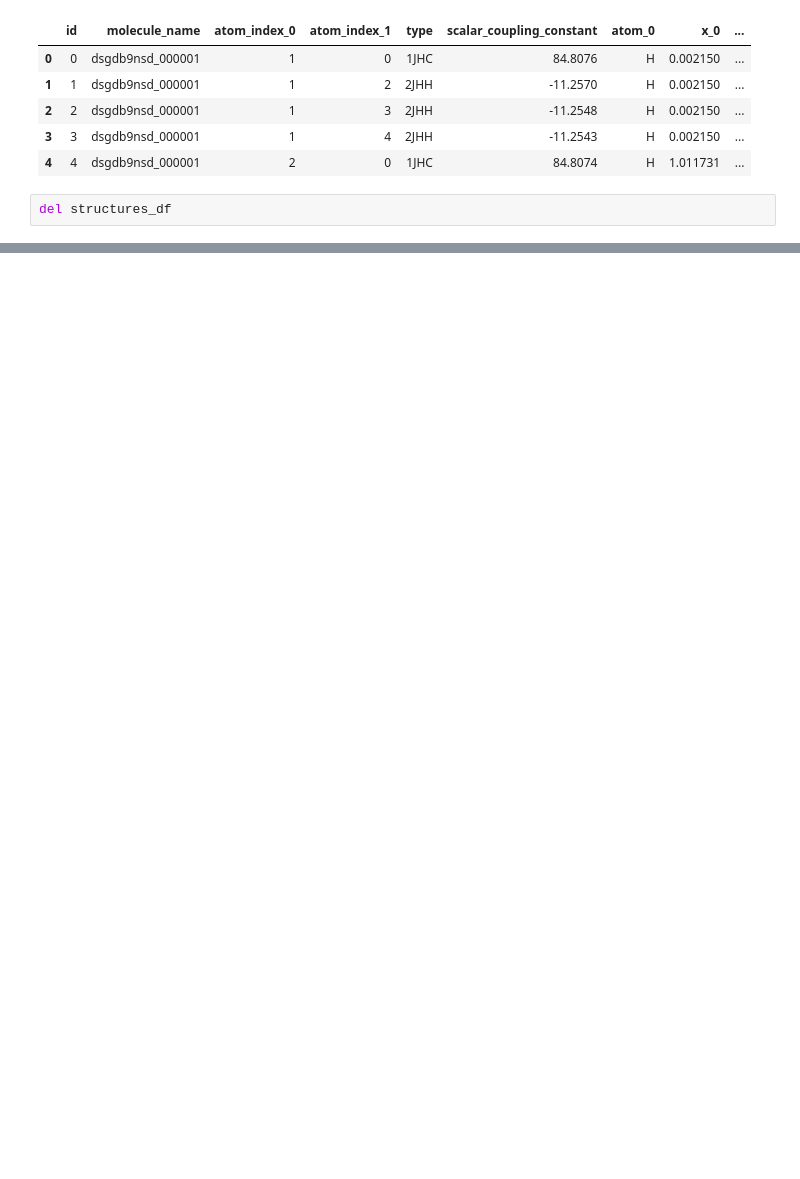
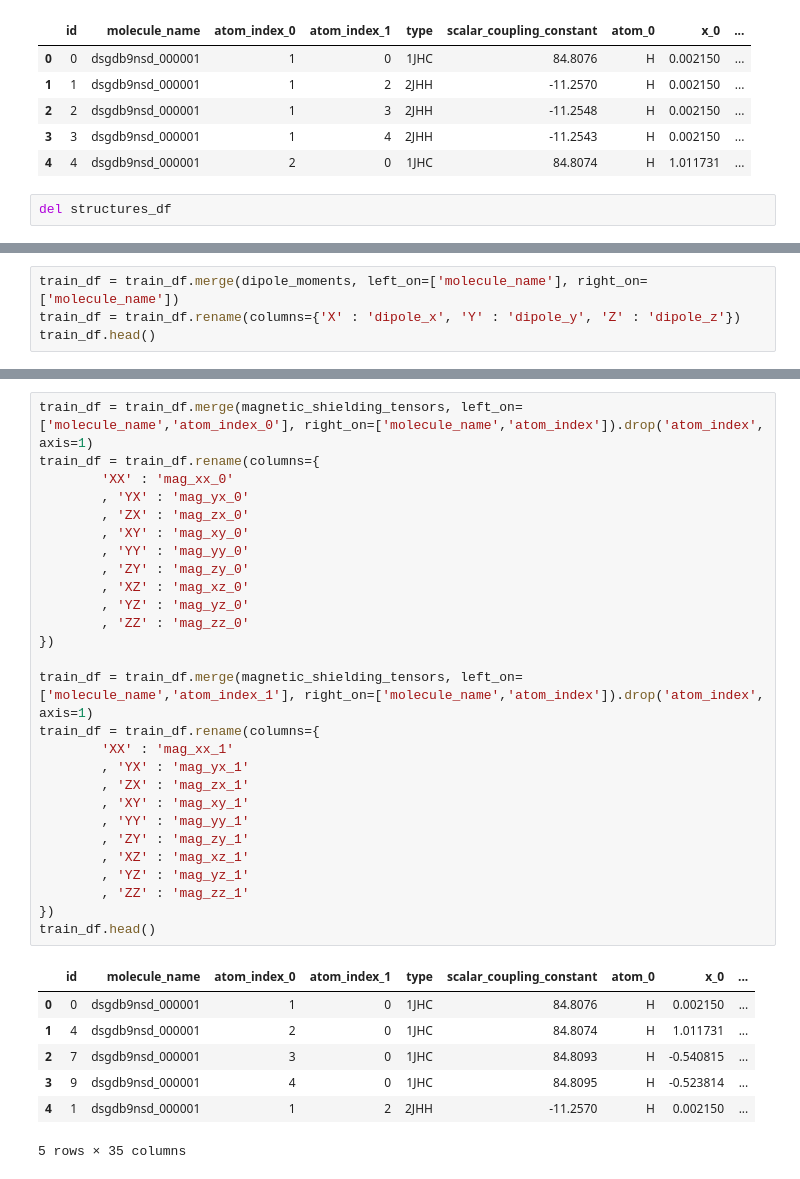
Before and after one commit to jrnhofman/Kaggle, a Jupyter notebook: predicting_molecular_properties/lightgbm_cleaned_cv.ipynb, the cells around one changed output, grey strips where cells are left out. Saved outputs shown, nothing was run; the diff lists cells and outputs as text; blank space fills up the shorter version.

```diff
--- a/predicting_molecular_properties/lightgbm_cleaned_cv.ipynb
+++ b/predicting_molecular_properties/lightgbm_cleaned_cv.ipynb
@@ -166,0 +195,4 @@ del structures_df
+# %%
+train_df = train_df.merge(dipole_moments, left_on=['molecule_name'], right_on=['molecule_name'])
+train_df = train_df.rename(columns={'X' : 'dipole_x', 'Y' : 'dipole_y', 'Z' : 'dipole_z'})
+train_df.head()
@@ -166,0 +215,35 @@ del structures_df
+# %%
+train_df = train_df.merge(magnetic_shielding_tensors, left_on=['molecule_name','atom_index_0'], right_on=['molecule_name','atom_index']).drop('atom_index', axis=1)
+train_df = train_df.rename(columns={
+        'XX' : 'mag_xx_0'
+        , 'YX' : 'mag_yx_0'
+        , 'ZX' : 'mag_zx_0'
+        , 'XY' : 'mag_xy_0'
+        , 'YY' : 'mag_yy_0'
+        , 'ZY' : 'mag_zy_0'
+        , 'XZ' : 'mag_xz_0'
+        , 'YZ' : 'mag_yz_0'
+        , 'ZZ' : 'mag_zz_0'
+})
+
+train_df = train_df.merge(magnetic_shielding_tensors, left_on=['molecule_name','atom_index_1'], right_on=['molecule_name','atom_index']).drop('atom_index', axis=1)
+train_df = train_df.rename(columns={
+        'XX' : 'mag_xx_1'
+        , 'YX' : 'mag_yx_1'
+        , 'ZX' : 'mag_zx_1'
+        , 'XY' : 'mag_xy_1'
+        , 'YY' : 'mag_yy_1'
+        , 'ZY' : 'mag_zy_1'
+        , 'XZ' : 'mag_xz_1'
+        , 'YZ' : 'mag_yz_1'
+        , 'ZZ' : 'mag_zz_1'
+})
+train_df.head()
+# %% [output]
+|  | id | molecule_name | atom_index_0 | atom_index_1 | type | scalar_coupling_constant | atom_0 | x_0 | ... |
+| 0 | 0 | dsgdb9nsd_000001 | 1 | 0 | 1JHC | 84.8076 | H | 0.002150 | ... |
+| 1 | 4 | dsgdb9nsd_000001 | 2 | 0 | 1JHC | 84.8074 | H | 1.011731 | ... |
+| 2 | 7 | dsgdb9nsd_000001 | 3 | 0 | 1JHC | 84.8093 | H | -0.540815 | ... |
+| 3 | 9 | dsgdb9nsd_000001 | 4 | 0 | 1JHC | 84.8095 | H | -0.523814 | ... |
+| 4 | 1 | dsgdb9nsd_000001 | 1 | 2 | 2JHH | -11.2570 | H | 0.002150 | ... |
+5 rows × 35 columns
```
Also changed, not shown: parts of 30 cells of this notebook.
